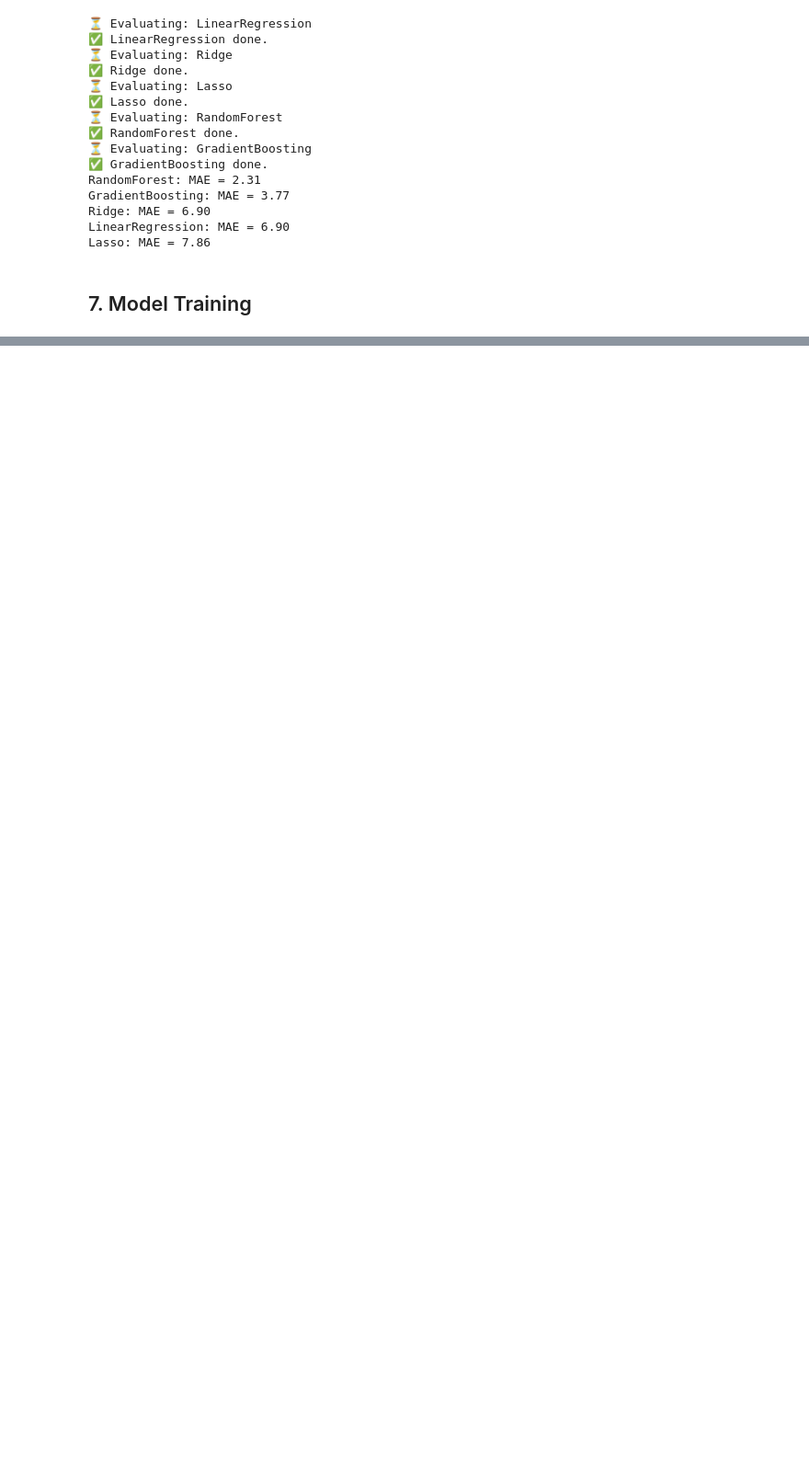
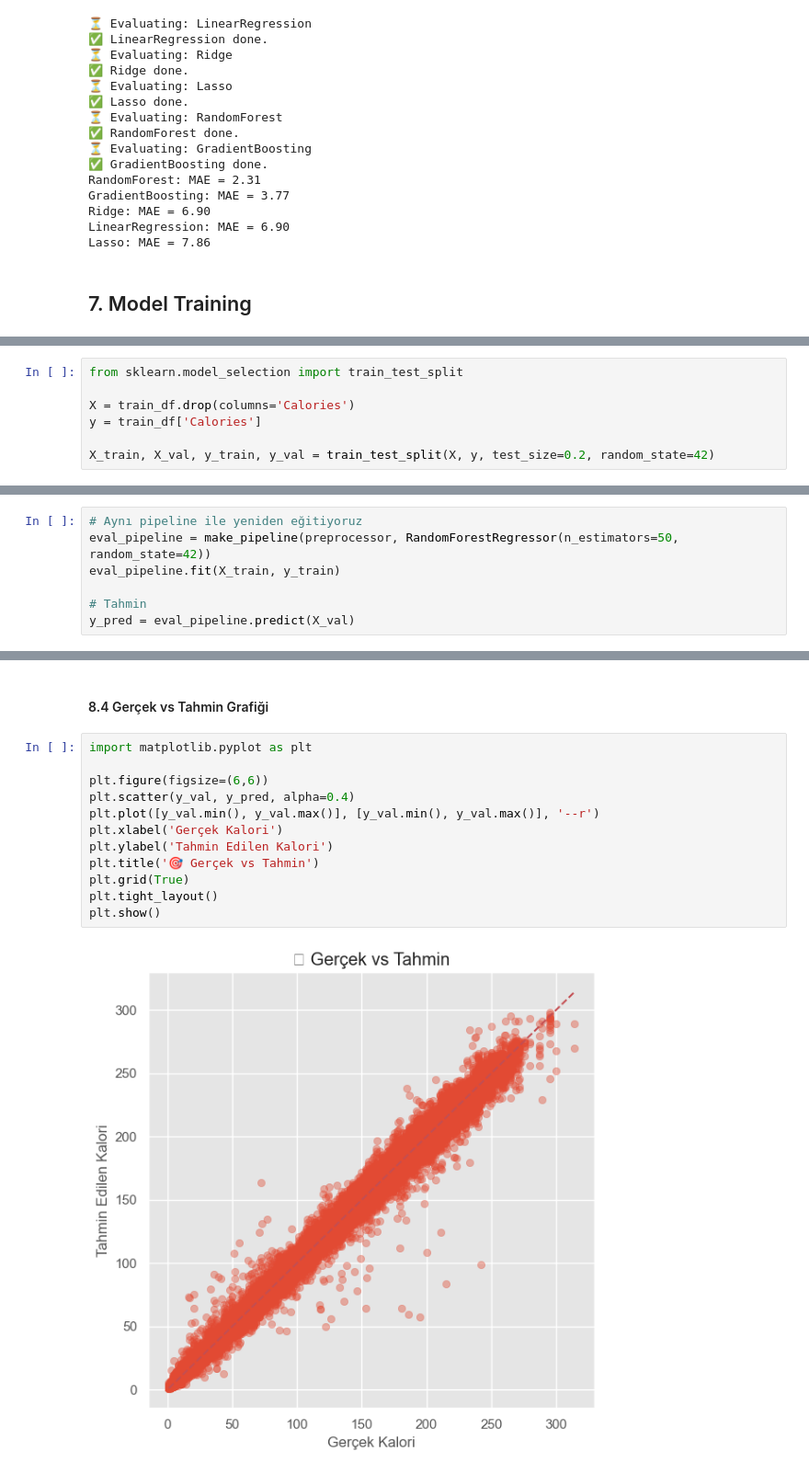
Before and after one commit to Muhammed-Mustafa-Dastan/Kaggle_Competition, a Jupyter notebook: Predict Calorie Expenditure/calorie_prediction.ipynb, the cells around one changed output, grey strips where cells are left out. Shown at 92% size. Drawn from its saved outputs; the diff is of its cells as text; blank space fills up the shorter version.

```diff
--- a/Predict Calorie Expenditure/calorie_prediction.ipynb
+++ b/Predict Calorie Expenditure/calorie_prediction.ipynb
@@ -329,0 +374,7 @@ print("📁 'submission.csv' dosyası başarıyla oluşturuldu.")
+# %%
+from sklearn.model_selection import train_test_split
+
+X = train_df.drop(columns='Calories')
+y = train_df['Calories']
+
+X_train, X_val, y_train, y_val = train_test_split(X, y, test_size=0.2, random_state=42)
@@ -329,0 +383,7 @@ print("📁 'submission.csv' dosyası başarıyla oluşturuldu.")
+# %%
+# Aynı pipeline ile yeniden eğitiyoruz
+eval_pipeline = make_pipeline(preprocessor, RandomForestRegressor(n_estimators=50, random_state=42))
+eval_pipeline.fit(X_train, y_train)
+
+# Tahmin
+y_pred = eval_pipeline.predict(X_val)
@@ -329,0 +407,16 @@ print("📁 'submission.csv' dosyası başarıyla oluşturuldu.")
+# %% [markdown]
+#### 8.4 Gerçek vs Tahmin Grafiği
+# %%
+import matplotlib.pyplot as plt
+
+plt.figure(figsize=(6,6))
+plt.scatter(y_val, y_pred, alpha=0.4)
+plt.plot([y_val.min(), y_val.max()], [y_val.min(), y_val.max()], '--r')
+plt.xlabel('Gerçek Kalori')
+plt.ylabel('Tahmin Edilen Kalori')
+plt.title('🎯 Gerçek vs Tahmin')
+plt.grid(True)
+plt.tight_layout()
+plt.show()
+# %% [output]
+[figure, added]
```
Also changed, not shown: parts of 9 cells of this notebook, 1 other file.
